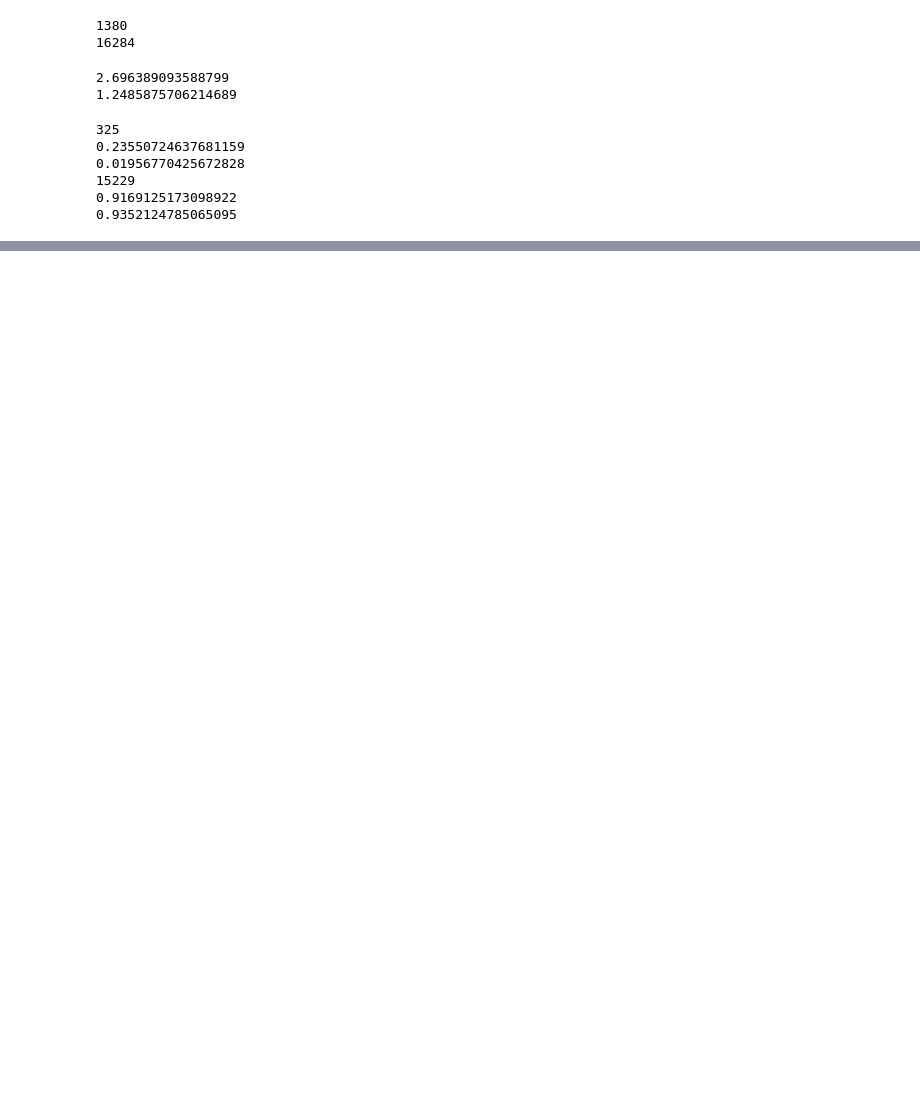
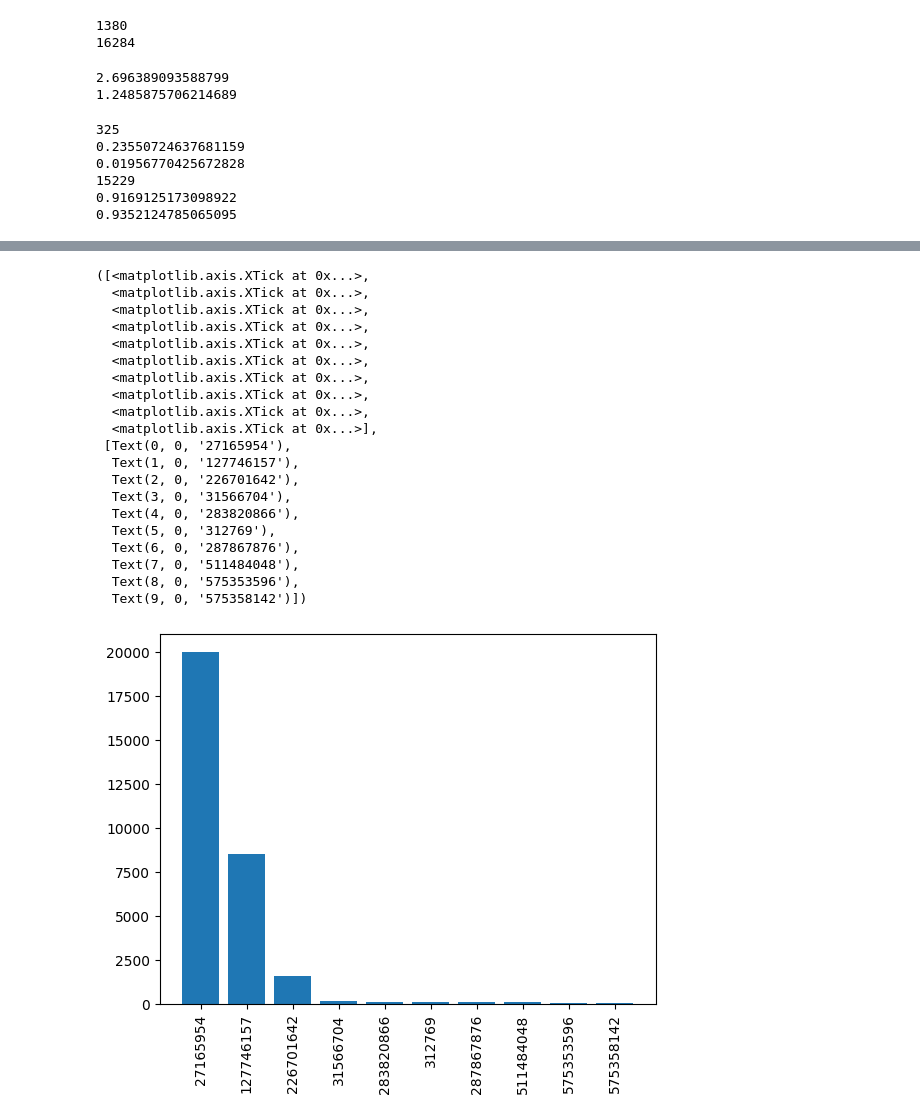
Before and after one commit to juanmir227/Algo-Research, a Jupyter notebook: data_exploration/questions_and_answers.ipynb, the cells around one changed output, grey strips where cells are left out. Saved outputs shown, nothing was run; the diff lists cells and outputs as text; code cells hidden in the pictures; blank space fills up the shorter version.

```diff
--- a/data_exploration/questions_and_answers.ipynb
+++ b/data_exploration/questions_and_answers.ipynb
@@ -158,28 +170,85 @@ for sender in sender_unique:
 # %%
 # Cual es el asset id que mas se repite? Cuanto porcentaje de las transacciones involucran a cada asset?
+
+asset_id = df['Asset Id'].tolist()
+ids = []
+for i in range(len(asset_id)):
+
+    id = asset_id[i]
+    if id != 'NA':
+        ids.append(id)
+
+for id in ids:
+    id = str(id)
+ids = pd.DataFrame(data= {"Asset Id": ids})
+counter = ids.groupby(['Asset Id'])['Asset Id'].count().reset_index(
+  name='Count').sort_values(['Count'], ascending=False)
+counter = counter[:10]
+
+Ids = counter['Asset Id'].tolist()
+counts = counter['Count'].tolist()
+
+ticks = range(len(Ids))
+
+plt.bar(ticks, counts, align = 'center')
+plt.xticks(ticks, Ids, rotation = 'vertical')
+# plt.figure(figsize=(20,10))
+# plt.hist(ids)
+
+
+
+# print(ids)
+
+# #new_df
+
+# plt.figure(figsize=(20,10))
+# sb.displot(new_df, x = 'Count', log_scale=True)
+# plt.show()
 
 # Cuantas cuentas unicas usan ese mismo asset? Cual es el promedio de cuentas que usan cada asset? Histograma de eso
 
 # Numero de transacciones que involucran un amount igual a 0, menor a 1, que tipo de asset se mandan?
 
 # Por cada tipo de transaccion, cuantas cuentas estan involucradas? Cuanto porcentaje del total de las transacciones en este chunk?
 
 # Cual es el promedio de senders y receivers por cada tipo de transaccion?
 
 # Dentro de la temporalidad que tengo, los asset que salen de una cuenta, vuelven a ingresar? o solamente se van y no vuelven?
 
 ### Esto me puede decir capaz que hay senders mas centrales que distribuyen a receivers, capaz no es equitativo
 
 # Histograma de tipo de transaccion
 
 ### Dentro del tipo pay que pasa? la gente se manda algos?
 
 # Histograma de distacia entre transacciones (contando por bloque) promedio para senders y receivers
 
 # Para el address central, hay algun tipo de temporalidad para el envio de las transacciones que hace? y para las que ya hizo, se repiten?
 
 ### Cosas que necesito algun tipo de API
 
 # Obtener la cantidad de transacciones totales hechas por cada cuenta unica en el frame de temporalidad de 500 bloques, y ver si se puede
 # deducir a partir de cuantas transacciones hace en promedio una cuenta si alguien es una app o un humano. Importa tambien cuantas
 # transacciones en promedio realiza cada address en su lifetime.
+# %% [output]
+([<matplotlib.axis.XTick at 0x...>,
+  <matplotlib.axis.XTick at 0x...>,
+  <matplotlib.axis.XTick at 0x...>,
+  <matplotlib.axis.XTick at 0x...>,
+  <matplotlib.axis.XTick at 0x...>,
+  <matplotlib.axis.XTick at 0x...>,
+  <matplotlib.axis.XTick at 0x...>,
+  <matplotlib.axis.XTick at 0x...>,
+  <matplotlib.axis.XTick at 0x...>,
+  <matplotlib.axis.XTick at 0x...>],
+ [Text(0, 0, '27165954'),
+  Text(1, 0, '127746157'),
+  Text(2, 0, '226701642'),
+  Text(3, 0, '31566704'),
+  Text(4, 0, '283820866'),
+  Text(5, 0, '312769'),
+  Text(6, 0, '287867876'),
+  Text(7, 0, '511484048'),
+  Text(8, 0, '575353596'),
+  Text(9, 0, '575358142')])
+[figure, added]
```
Also changed, not shown: parts of 1 cell of this notebook, 2 other files.
